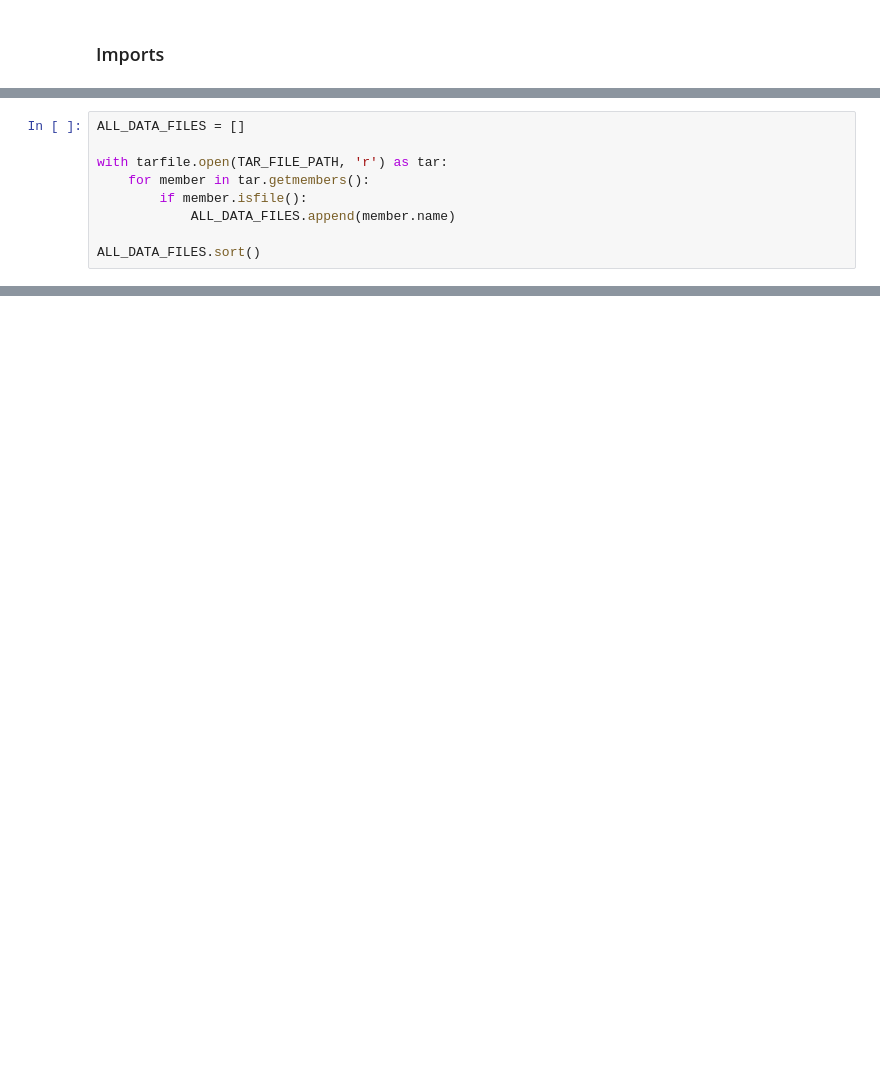
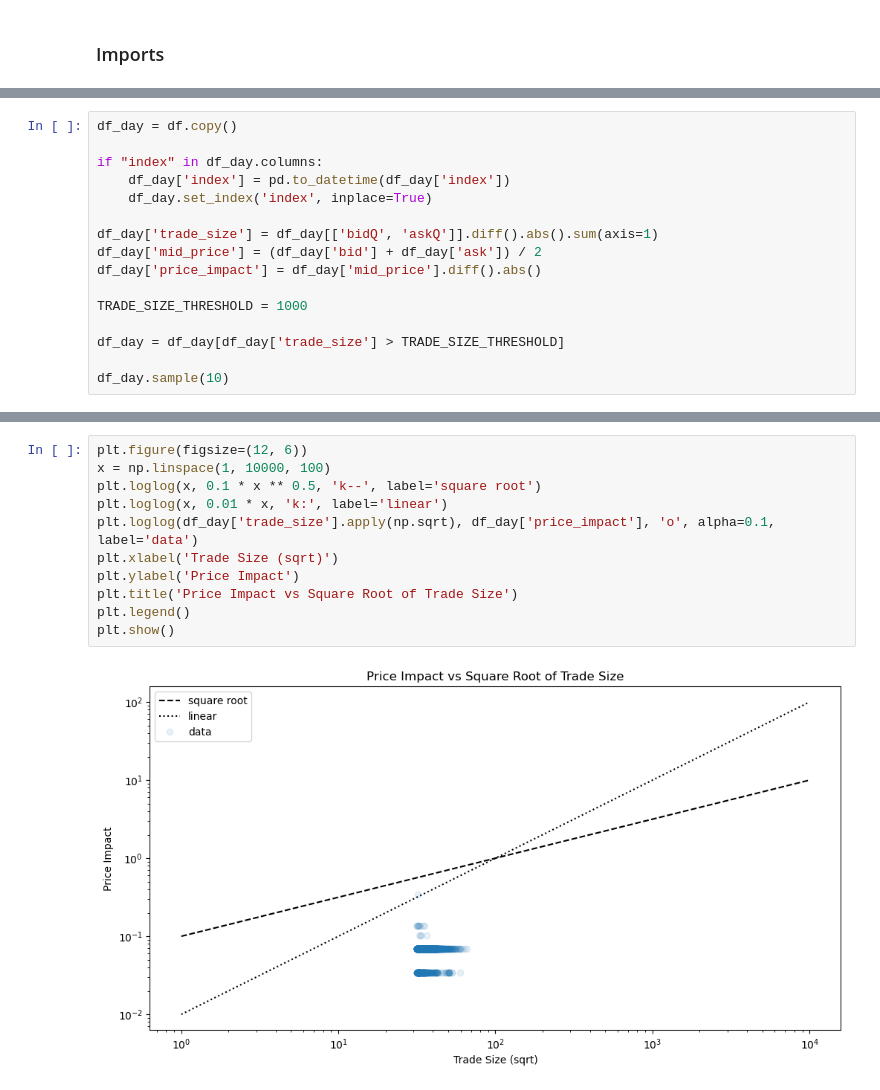
Before and after one commit to Hamzezi/FBD-Project, a Jupyter notebook: eda.ipynb, the cells around one changed output, grey strips where cells are left out. Drawn from its saved outputs; the diff is of its cells as text; blank space fills up the shorter version.

```diff
--- a/eda.ipynb
+++ b/eda.ipynb
@@ -14,9 +16,0 @@ EXTRACT_PATH = os.path.join(DATA_DIR_PATH, 'extracts')
-# %%
-ALL_DATA_FILES = []
-
-with tarfile.open(TAR_FILE_PATH, 'r') as tar:
-    for member in tar.getmembers():
-        if member.isfile():
-            ALL_DATA_FILES.append(member.name)
-
-ALL_DATA_FILES.sort()
@@ -118,0 +85,16 @@ plt.show();
+# %%
+df_day = df.copy()
+
+if "index" in df_day.columns:
+    df_day['index'] = pd.to_datetime(df_day['index'])
+    df_day.set_index('index', inplace=True)
+
+df_day['trade_size'] = df_day[['bidQ', 'askQ']].diff().abs().sum(axis=1)
+df_day['mid_price'] = (df_day['bid'] + df_day['ask']) / 2
+df_day['price_impact'] = df_day['mid_price'].diff().abs()
+
+TRADE_SIZE_THRESHOLD = 1000
+
+df_day = df_day[df_day['trade_size'] > TRADE_SIZE_THRESHOLD]
+
+df_day.sample(10)
@@ -118,0 +134,13 @@ plt.show();
+# %%
+plt.figure(figsize=(12, 6))
+x = np.linspace(1, 10000, 100)
+plt.loglog(x, 0.1 * x ** 0.5, 'k--', label='square root')
+plt.loglog(x, 0.01 * x, 'k:', label='linear')
+plt.loglog(df_day['trade_size'].apply(np.sqrt), df_day['price_impact'], 'o', alpha=0.1, label='data')
+plt.xlabel('Trade Size (sqrt)')
+plt.ylabel('Price Impact')
+plt.title('Price Impact vs Square Root of Trade Size')
+plt.legend()
+plt.show()
+# %% [output]
+[figure, added]
```
Also changed, not shown: parts of 26 cells of this notebook.
